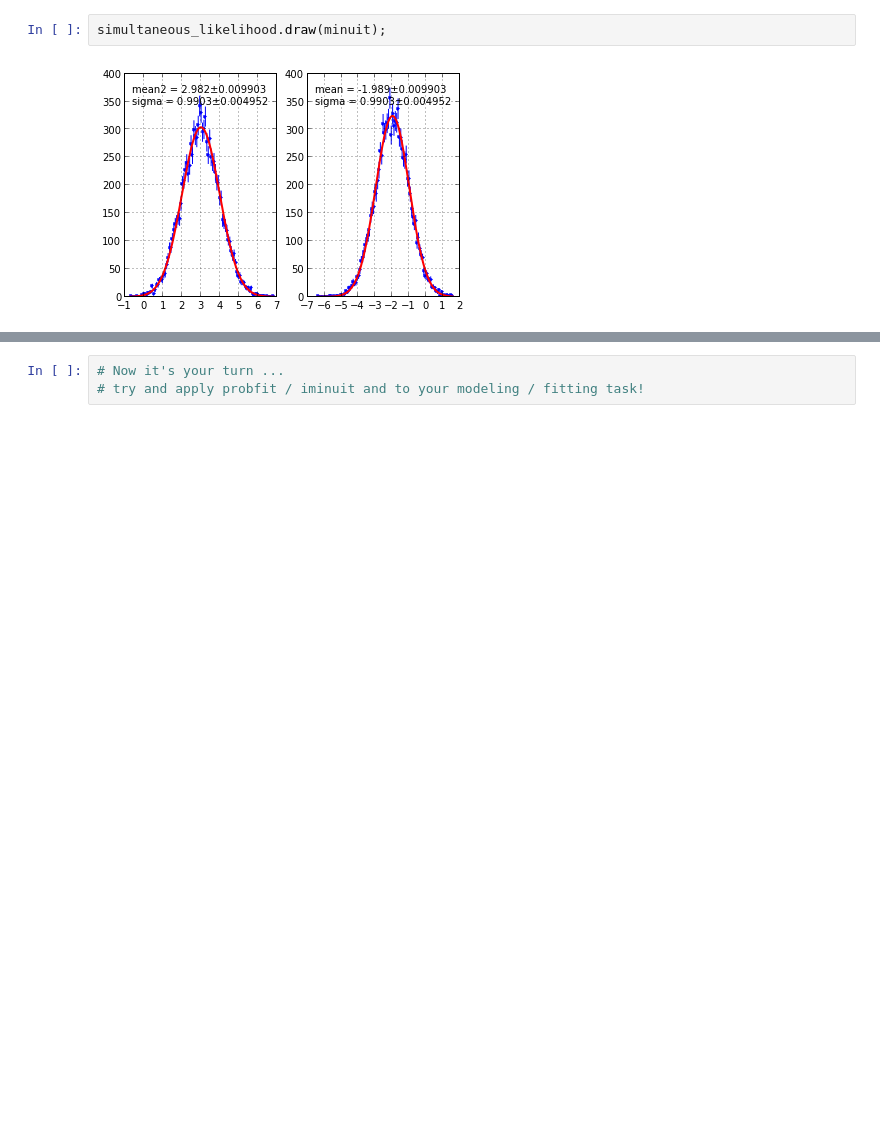
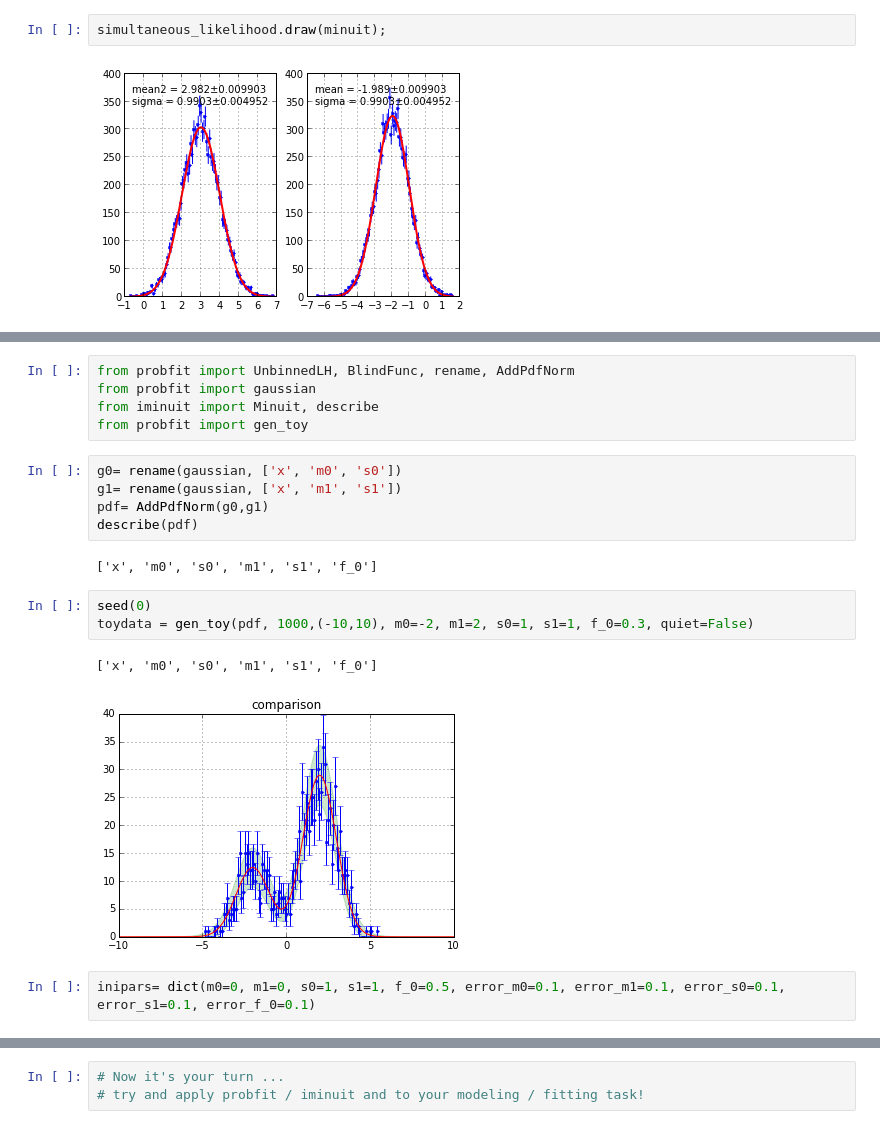
Before and after one commit to scikit-hep/probfit, a Jupyter notebook: tutorial/tutorial.ipynb, the cells around one changed output, grey strips where cells are left out. Drawn from its saved outputs; the diff is of its cells as text; blank space fills up the shorter version.

```diff
--- a/tutorial/tutorial.ipynb
+++ b/tutorial/tutorial.ipynb
@@ -779,0 +784,20 @@ simultaneous_likelihood.draw(minuit);
+# %%
+from probfit import UnbinnedLH, BlindFunc, rename, AddPdfNorm
+from probfit import gaussian
+from iminuit import Minuit, describe
+from probfit import gen_toy
+# %%
+g0= rename(gaussian, ['x', 'm0', 's0'])
+g1= rename(gaussian, ['x', 'm1', 's1'])
+pdf= AddPdfNorm(g0,g1)
+describe(pdf)
+# %% [output]
+['x', 'm0', 's0', 'm1', 's1', 'f_0']
+# %%
+seed(0)
+toydata = gen_toy(pdf, 1000,(-10,10), m0=-2, m1=2, s0=1, s1=1, f_0=0.3, quiet=False)
+# %% [output]
+['x', 'm0', 's0', 'm1', 's1', 'f_0']
+[figure, added]
+# %%
+inipars= dict(m0=0, m1=0, s0=1, s1=1, f_0=0.5, error_m0=0.1, error_m1=0.1, error_s0=0.1, error_s1=0.1, error_f_0=0.1)
```
Also changed, not shown: parts of 6 cells of this notebook, 9 other files.
